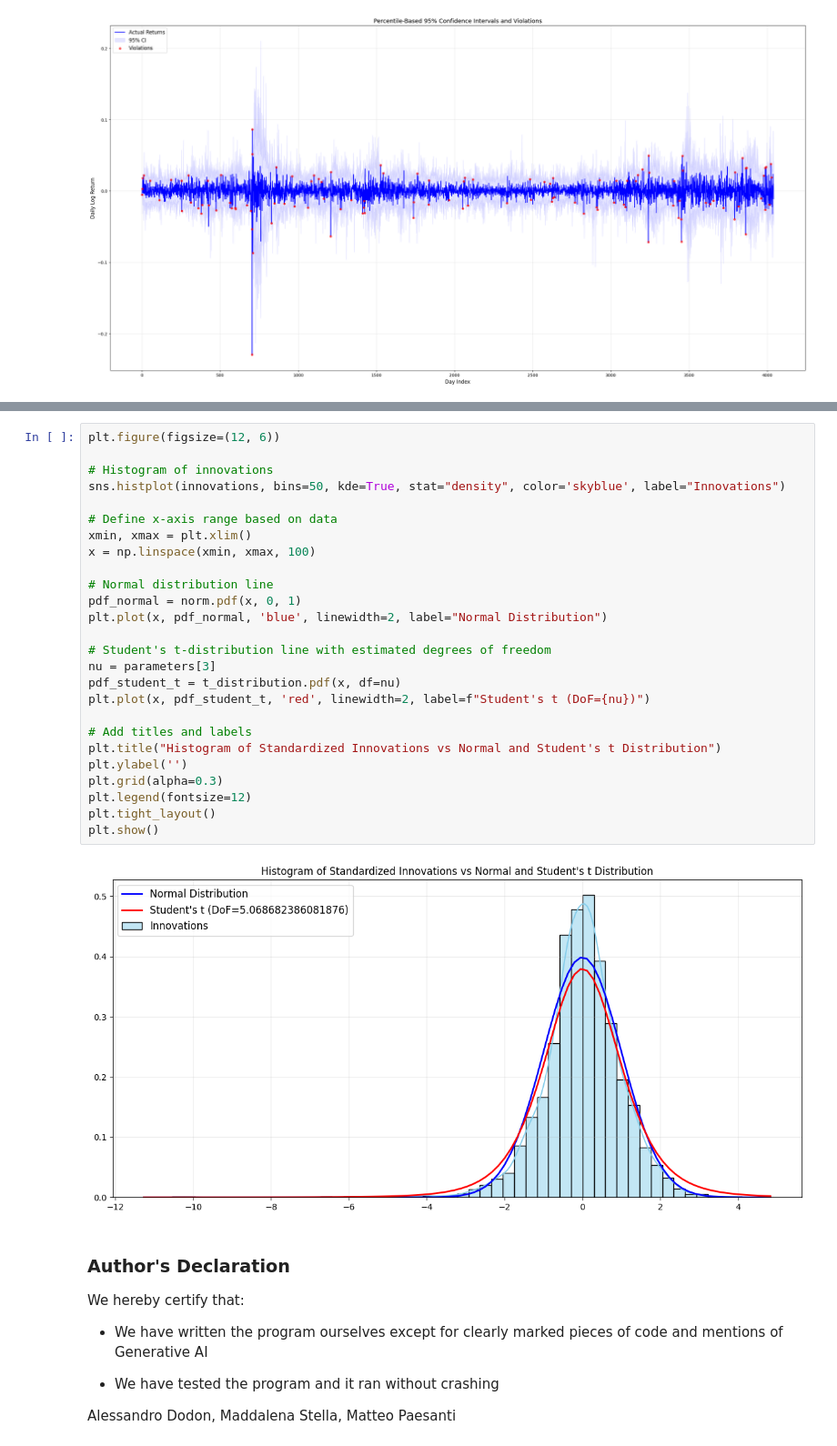
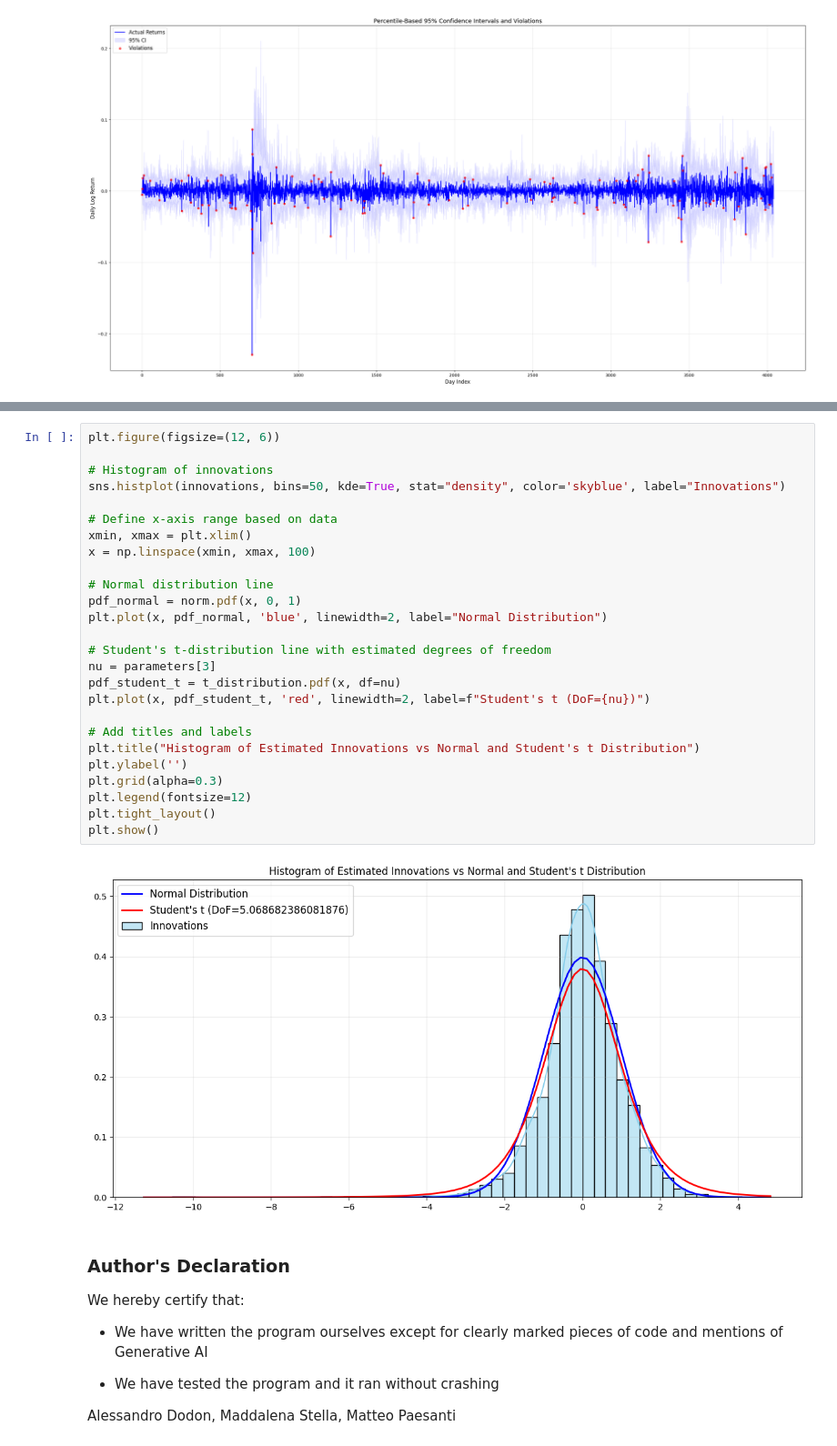
Before and after one commit to Alessandro-Dodon/garch, a Jupyter notebook: Garch.ipynb, the cells around one changed output, grey strips where cells are left out. Shown at 91% size. Cells and saved outputs as stored; diff of their text form.

```diff
--- a/Garch.ipynb
+++ b/Garch.ipynb
@@ -815,31 +826,31 @@ These differences arise because actual returns are not normal. However, the conf
 # %%
 plt.figure(figsize=(12, 6))
 
 # Histogram of innovations
 sns.histplot(innovations, bins=50, kde=True, stat="density", color='skyblue', label="Innovations")
 
 # Define x-axis range based on data
 xmin, xmax = plt.xlim()
 x = np.linspace(xmin, xmax, 100)
 
 # Normal distribution line
 pdf_normal = norm.pdf(x, 0, 1)
 plt.plot(x, pdf_normal, 'blue', linewidth=2, label="Normal Distribution")
 
 # Student's t-distribution line with estimated degrees of freedom
 nu = parameters[3]
 pdf_student_t = t_distribution.pdf(x, df=nu)
 plt.plot(x, pdf_student_t, 'red', linewidth=2, label=f"Student's t (DoF={nu})")
 
 # Add titles and labels
-plt.title("Histogram of Standardized Innovations vs Normal and Student's t Distribution")
+plt.title("Histogram of Estimated Innovations vs Normal and Student's t Distribution")
 plt.ylabel('')
 plt.grid(alpha=0.3)
 plt.legend(fontsize=12)
 plt.tight_layout()
 plt.show()
 # %% [output]
-[figure, old version]
+[figure, new version]
 # %% [markdown]
 ### Author's Declaration
 
```
Also changed, not shown: parts of 9 cells of this notebook, 2 other files.
